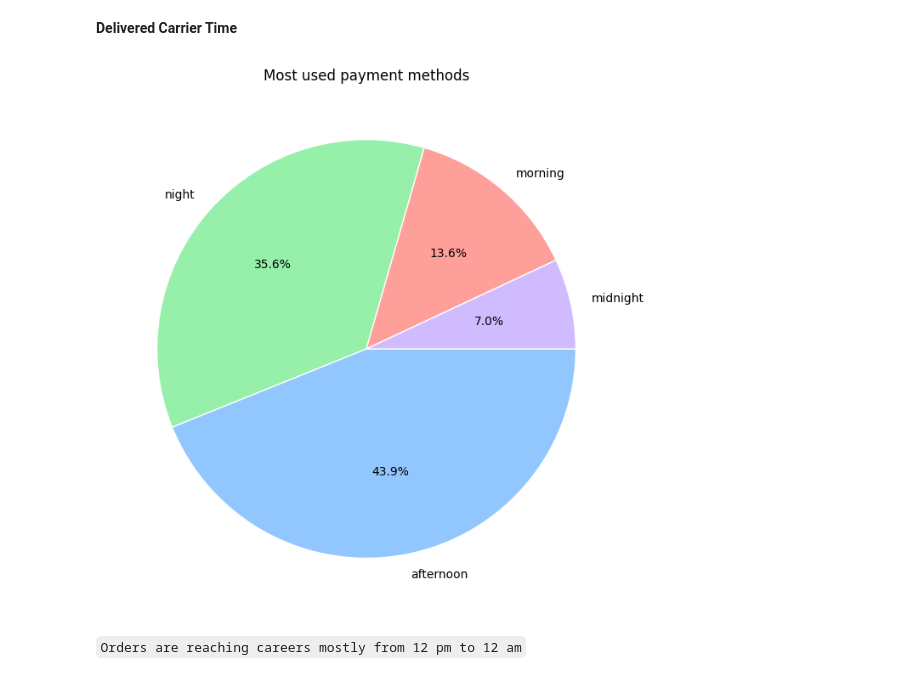
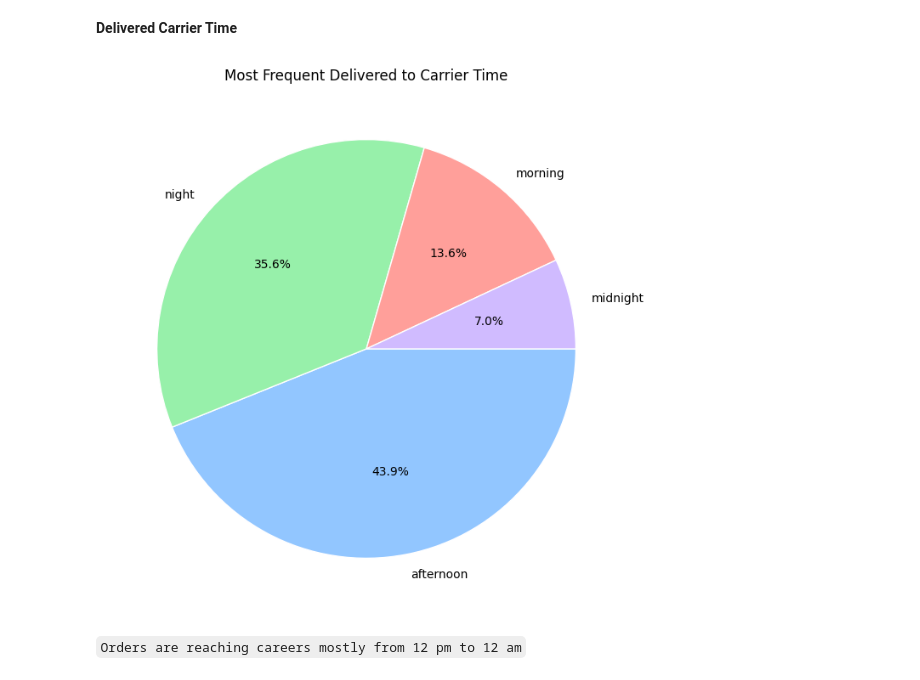
Before and after one commit to IamRaNo/Elevvo_Internship, a Jupyter notebook: Task-9/sales_data_analysis.ipynb, the cells around one changed output. Saved outputs shown, nothing was run; the diff lists cells and outputs as text; code cells hidden in the pictures.

```diff
--- a/Task-9/sales_data_analysis.ipynb
+++ b/Task-9/sales_data_analysis.ipynb
@@ -718,11 +718,11 @@ plt.show()
 # %%
 delivered_carrier_time=data['delivered_carrier_time'].value_counts(normalize=True)
 plt.figure(figsize=(8,8))
 plt.pie(delivered_carrier_time,labels=delivered_carrier_time.index,autopct="%.1f%%",counterclock=False,wedgeprops={'edgecolor':'white'})
-plt.title('Most used payment methods')
+plt.title('Most Frequent Delivered to Carrier Time')
 plt.show()
 # %% [output]
-[figure, old version]
+[figure, new version]
 # %% [markdown]
 `Orders are reaching careers mostly from 12 pm to 12 am`
 # %% [markdown]
```
Also changed, not shown: parts of 13 cells of this notebook.
